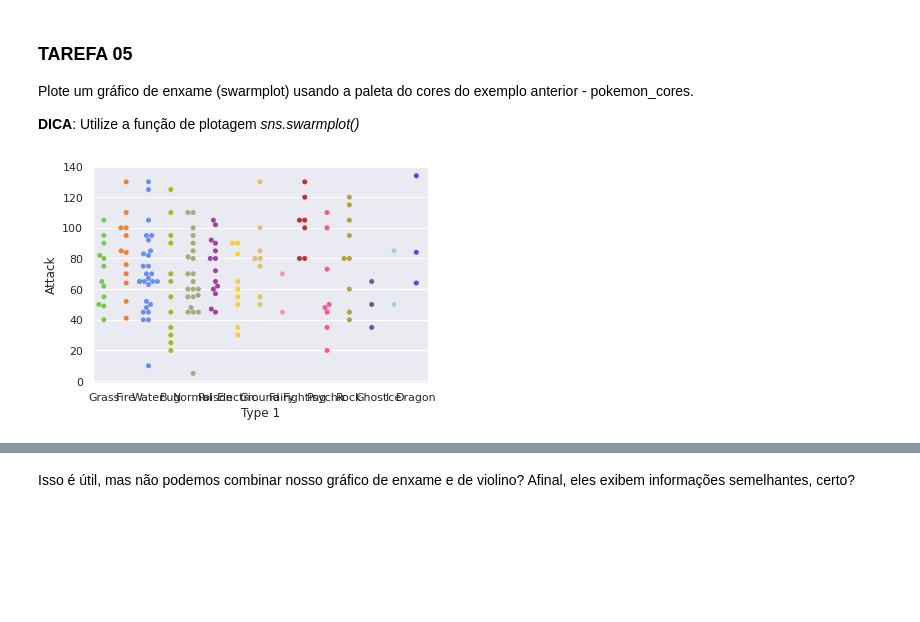
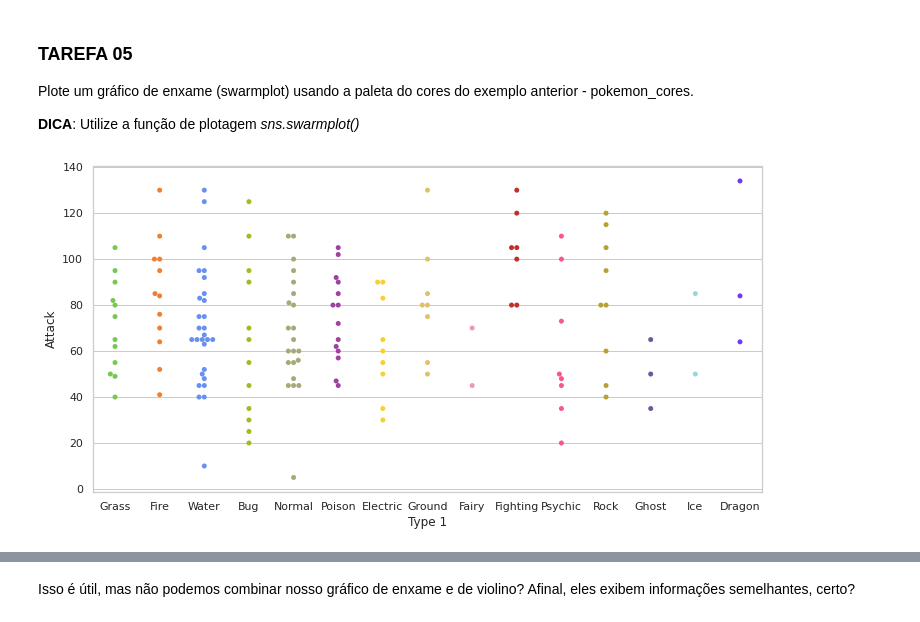
Before and after one commit to aruanalucena/visualizacao_exploratoria_exercicios, a Jupyter notebook: 02-exercicios-seaborn/visualizacao_com_seaborn.ipynb, the cells around one changed output, grey strips where cells are left out. Saved outputs shown, nothing was run; the diff lists cells and outputs as text; code cells hidden in the pictures; blank space fills up the shorter version.

```diff
--- a/02-exercicios-seaborn/visualizacao_com_seaborn.ipynb
+++ b/02-exercicios-seaborn/visualizacao_com_seaborn.ipynb
@@ -69,7 +73,7 @@ from matplotlib import pyplot as plt
 # %% [markdown]
 Vamos importar nosso conjunto de dados e verificar as primeiras linhas do arquivo para ver se está tudo bem. Utilizamos a método head do nosso dataframe *df*.
 # %%
-df = pd.read_csv('pokemon.csv', encoding='latin-1', index_col=0)
+df = pd.read_csv('/content/pokemon.csv', encoding='latin-1', index_col=0)
 df.head()
 # %% [output]
 |  | Name | Type 1 | Type 2 | Total | HP | Attack | Defense | Sp. Atk | Sp. Def | Speed | Stage | ... |
@@ -194,3 +231,5 @@ Outra vantagem do Seaborn é que ele vem com temas de estilo decente, prontos pa
 Os gráficos de violino são alternativas úteis às plotagens de caixas. Eles mostram a distribuição (através da espessura do violino) em vez de apenas as estatísticas resumidas.
 
 Por exemplo, podemos visualizar a distribuição do Attack pelo tipo principal de Pokémon:
+# %%
+sns.set_style('whitegrid')
@@ -278,9 +333,10 @@ pokemon_cores = [
     '#7038F8'  # Dragon
 ]
 # %%
+plt.figure(figsize=(12,6))
 sns.swarmplot(x='Type 1', y='Attack', data=df, palette=pokemon_cores, size=5)
 plt.show()
 # %% [output]
-[figure, old version]
+[figure, new version]
 # %%
 # Resultado esperado (não modifique esta célula)
```
Also changed, not shown: parts of 24 cells of this notebook.
